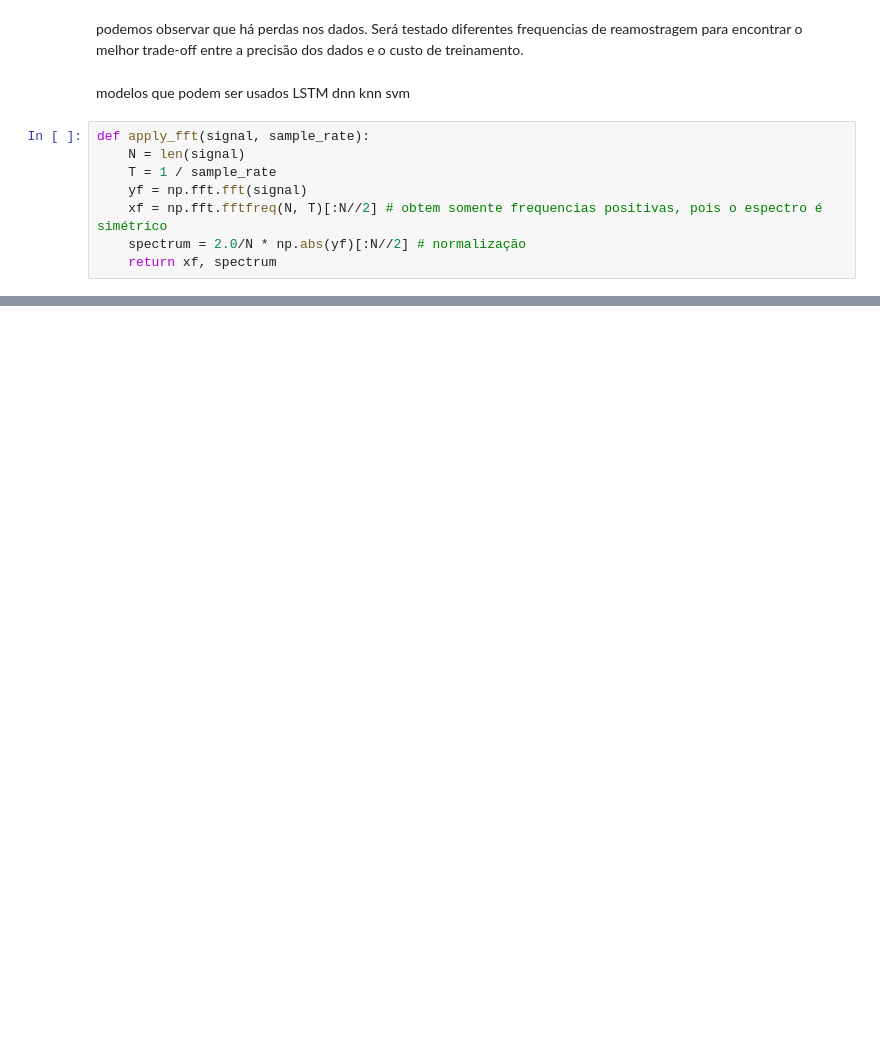
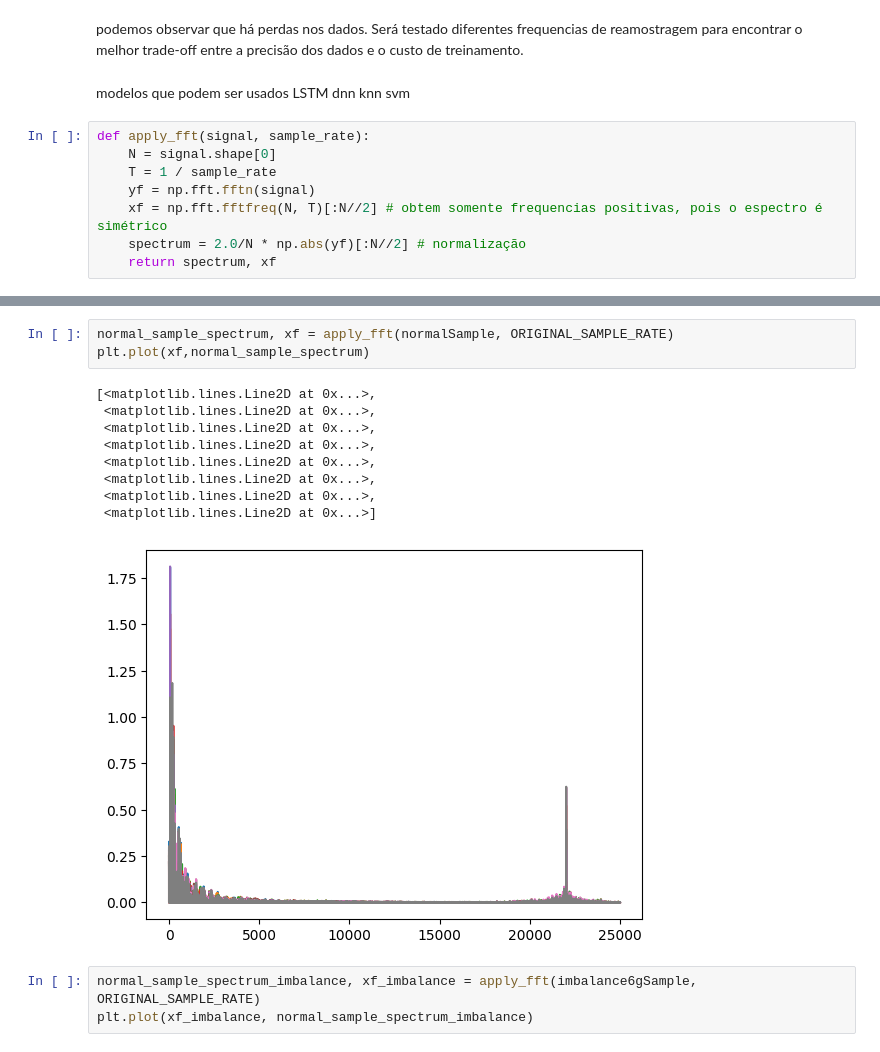
Before and after one commit to ricardo-faria/data-science-tcc, a Jupyter notebook: main.ipynb, the cells around one changed output, grey strips where cells are left out. Saved outputs shown, nothing was run; the diff lists cells and outputs as text; blank space fills up the shorter version.

```diff
--- a/main.ipynb
+++ b/main.ipynb
@@ -131,9 +132,9 @@ knn
 svm
 # %%
 def apply_fft(signal, sample_rate):
-    N = len(signal)
+    N = signal.shape[0]
     T = 1 / sample_rate
-    yf = np.fft.fft(signal)
+    yf = np.fft.fftn(signal)
     xf = np.fft.fftfreq(N, T)[:N//2] # obtem somente frequencias positivas, pois o espectro é simétrico
     spectrum = 2.0/N * np.abs(yf)[:N//2] # normalização
-    return xf, spectrum
+    return spectrum, xf
@@ -143,0 +150,16 @@ apply_fft(normalSample[0], target_rate)
+# %%
+normal_sample_spectrum, xf = apply_fft(normalSample, ORIGINAL_SAMPLE_RATE)
+plt.plot(xf,normal_sample_spectrum)
+# %% [output]
+[<matplotlib.lines.Line2D at 0x...>,
+ <matplotlib.lines.Line2D at 0x...>,
+ <matplotlib.lines.Line2D at 0x...>,
+ <matplotlib.lines.Line2D at 0x...>,
+ <matplotlib.lines.Line2D at 0x...>,
+ <matplotlib.lines.Line2D at 0x...>,
+ <matplotlib.lines.Line2D at 0x...>,
+ <matplotlib.lines.Line2D at 0x...>]
+[figure, added]
+# %%
+normal_sample_spectrum_imbalance, xf_imbalance = apply_fft(imbalance6gSample, ORIGINAL_SAMPLE_RATE)
+plt.plot(xf_imbalance, normal_sample_spectrum_imbalance)
```
Also changed, not shown: parts of 12 cells of this notebook, 1 other file.
